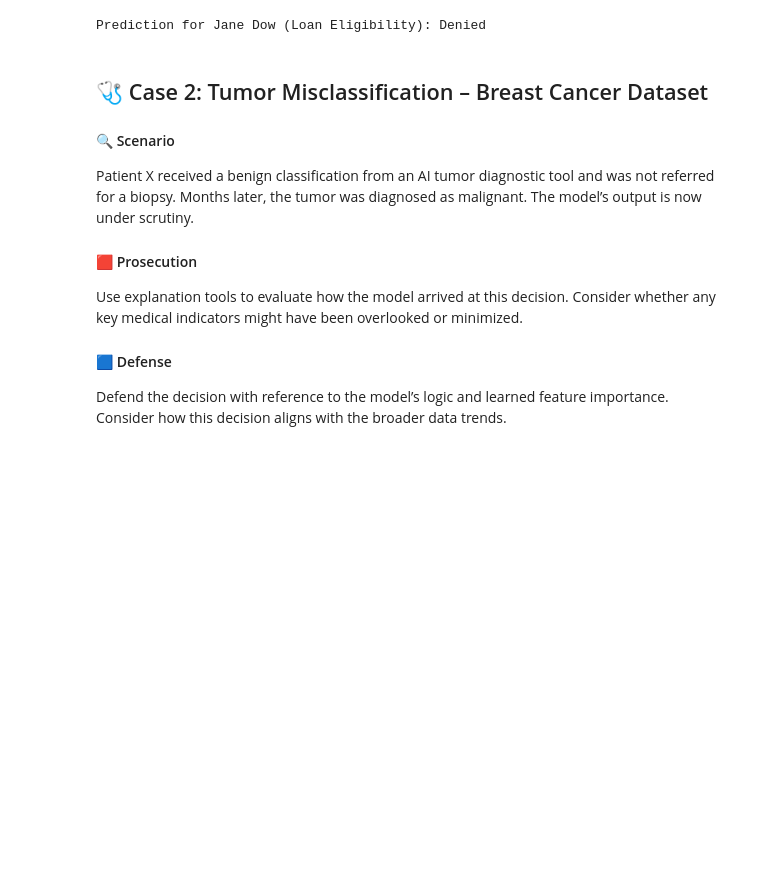
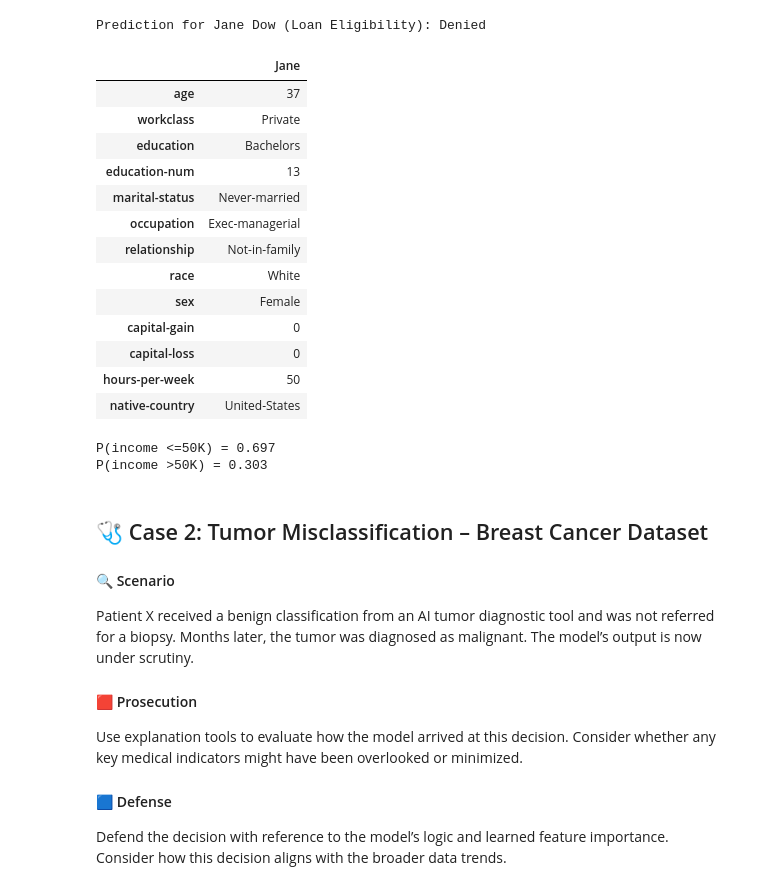
Before and after one commit to YongrongLu/XAI-case1, a Jupyter notebook: assignments/machine_learning_court.ipynb, the cells around one changed output. Saved outputs shown, nothing was run; the diff lists cells and outputs as text; code cells hidden in the pictures; blank space fills up the shorter version.

```diff
--- a/assignments/machine_learning_court.ipynb
+++ b/assignments/machine_learning_court.ipynb
@@ -88,6 +154,41 @@ pred = model_adult.predict(jane_df)
 print("Prediction for Jane Dow (Loan Eligibility):", "Approved" if pred[0] == 1 else "Denied")
 # %% [output]
 Prediction for Jane Dow (Loan Eligibility): Denied
+# %%
+# Display Jane's profile using readable category names
+jane_readable = jane_df.copy()
+
+for col in jane_readable.columns:
+    if col in encoders:
+        jane_readable[col] = encoders[col].inverse_transform(
+            jane_df[col].astype(int)
+        )
+
+display(jane_readable.T.rename(columns={0: "Jane"}))
+
+# Inspect predicted probabilities
+probabilities = model_adult.predict_proba(jane_df)[0]
+
+for label, probability in zip(model_adult.classes_, probabilities):
+    income_group = ">50K" if label == 1 else "<=50K"
+    print(f"P(income {income_group}) = {probability:.3f}")
+# %% [output]
+|  | Jane |
+| age | 37 |
+| workclass | Private |
+| education | Bachelors |
+| education-num | 13 |
+| marital-status | Never-married |
+| occupation | Exec-managerial |
+| relationship | Not-in-family |
+| race | White |
+| sex | Female |
+| capital-gain | 0 |
+| capital-loss | 0 |
+| hours-per-week | 50 |
+| native-country | United-States |
+P(income <=50K) = 0.697
+P(income >50K) = 0.303
 # %% [markdown]
 ## 🩺 Case 2: Tumor Misclassification – Breast Cancer Dataset
 #### 🔍 Scenario
```
Also changed, not shown: parts of 2 cells of this notebook.
